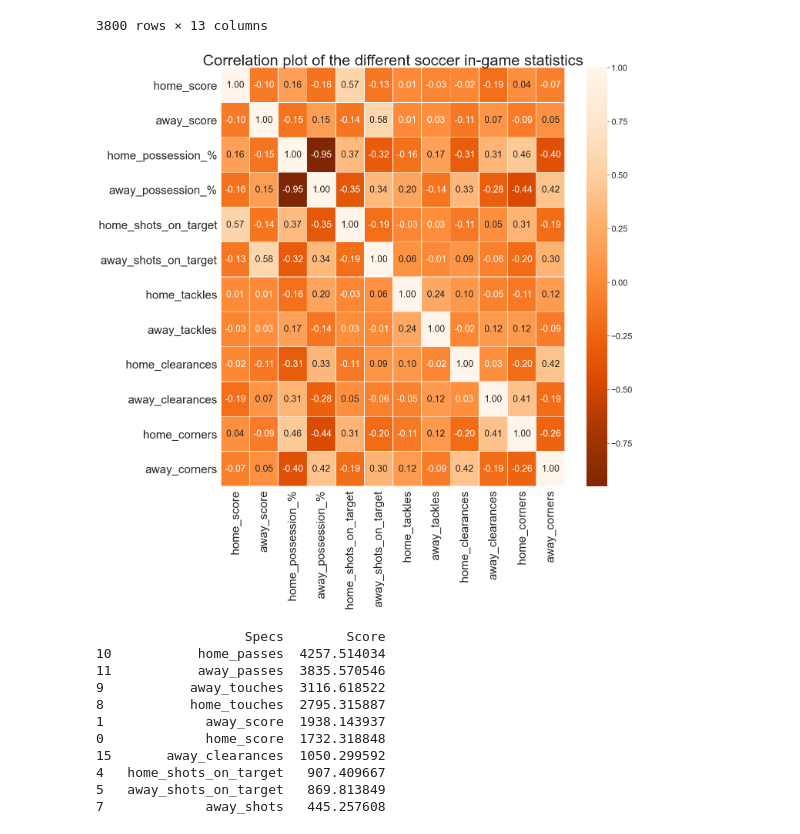
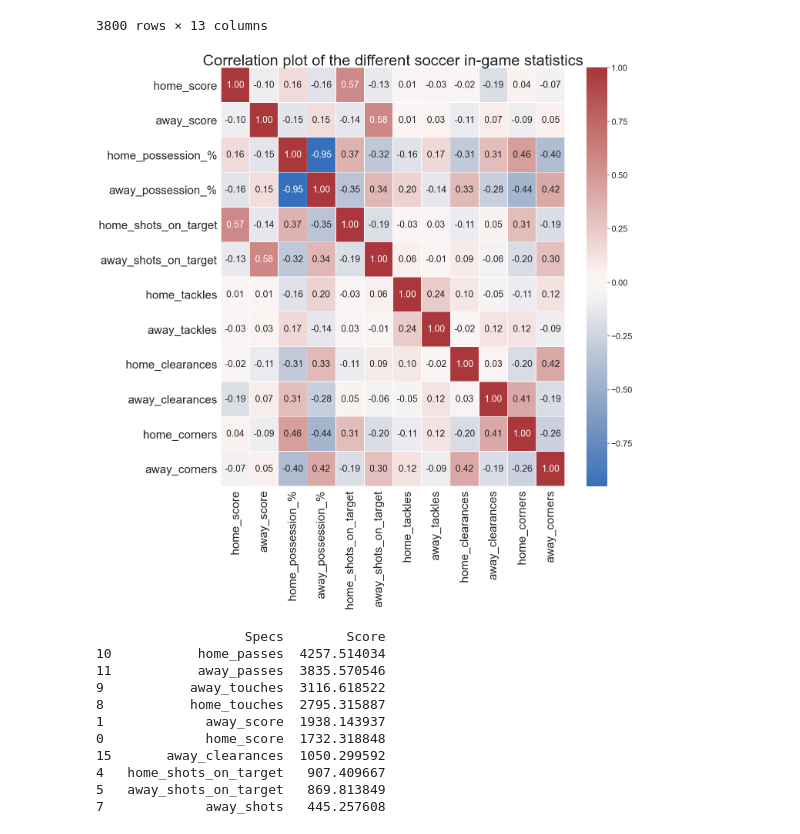
Before and after one commit to EricChagoya/SoccerPredictions, a Jupyter notebook: Untitled.ipynb, the cells around one changed output. Drawn from its saved outputs; the diff is of its cells as text; code cells hidden in the pictures.

```diff
--- a/Untitled.ipynb
+++ b/Untitled.ipynb
@@ -78,16 +78,17 @@ d_new
 # %%
 import seaborn as sns
 #get correlations of each features in dataset
 corrmat = d_new.corr()
 top_corr_features = corrmat.index
 plt.figure(figsize=(20,20))
 #plot heat map
 sns.set(font_scale=2)
-g=sns.heatmap(data[top_corr_features].corr(),annot=True,cmap="Oranges_r",fmt="0.2f", linewidths=.5)
+g=sns.heatmap(data[top_corr_features].corr(),annot=True,cmap=sns.color_palette("vlag", as_cmap=True),center=0,fmt="0.2f", linewidths=.5)
+
 g.axes.set_title("Correlation plot of the different soccer in-game statistics",fontsize=40)
 g.tick_params(labelsize=30)
 # %% [output]
-[figure, old version]
+[figure, new version]
 # %%
 #apply SelectKBest class to extract top 10 best features
 bestfeatures = SelectKBest(score_func=chi2, k=10)
```
Also changed, not shown: parts of 21 cells of this notebook.
